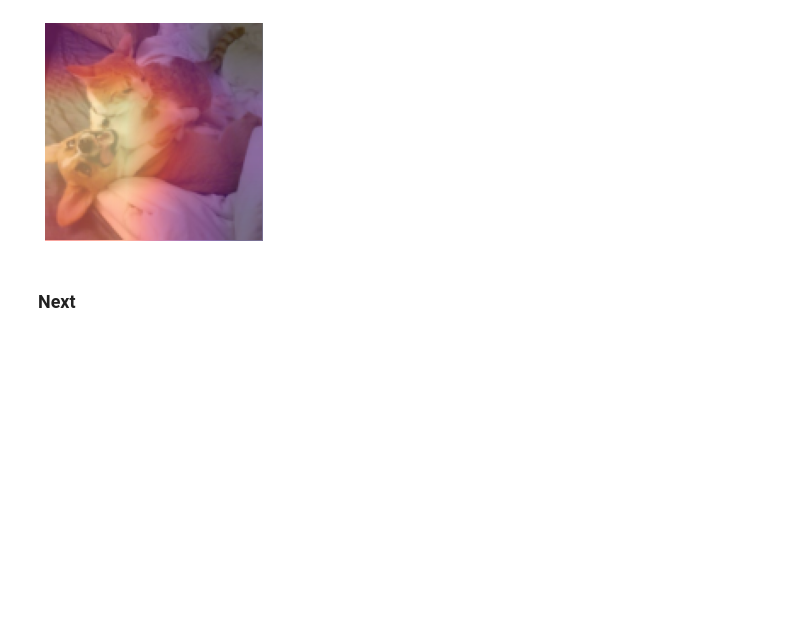
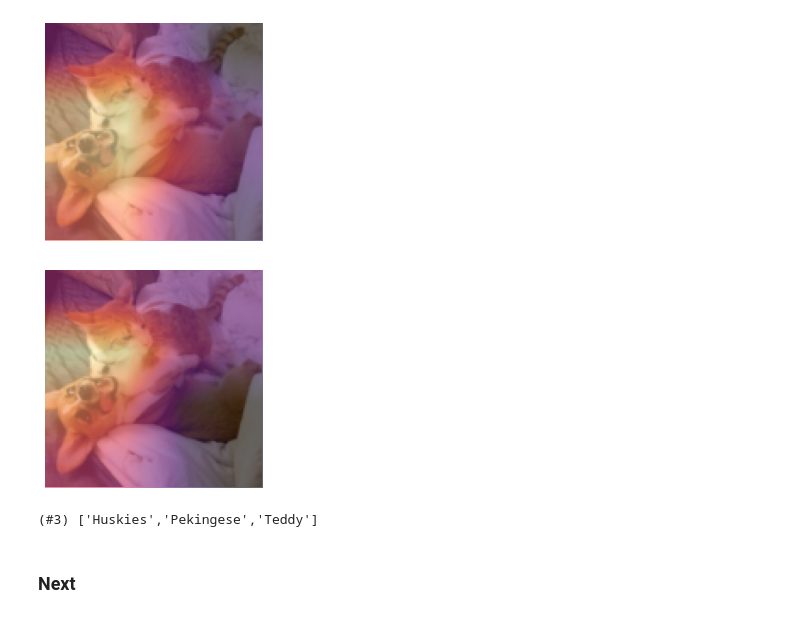
Before and after one commit to ddebby/First_AI_Project, a Jupyter notebook: 01.lab_your_first_ai_project.ipynb, the cells around one changed output. Saved outputs shown, nothing was run; the diff lists cells and outputs as text; code cells hidden in the pictures; blank space fills up the shorter version.

```diff
--- a/01.lab_your_first_ai_project.ipynb
+++ b/01.lab_your_first_ai_project.ipynb
@@ -447,6 +466,14 @@ huskies_and_cat
 show_heatmap(huskies_and_cat,learn,2)
 # %% [output]
 [figure]
+# %%
+show_heatmap_GCAM(huskies_and_cat,learn,0)
+# %% [output]
+[figure, added]
+# %%
+learn.dls.vocab
+# %% [output]
+(#3) ['Huskies','Pekingese','Teddy']
 # %% [markdown]
 ### Next
 # %% [markdown]
```
Also changed, not shown: parts of 10 cells of this notebook, 3 other files.
